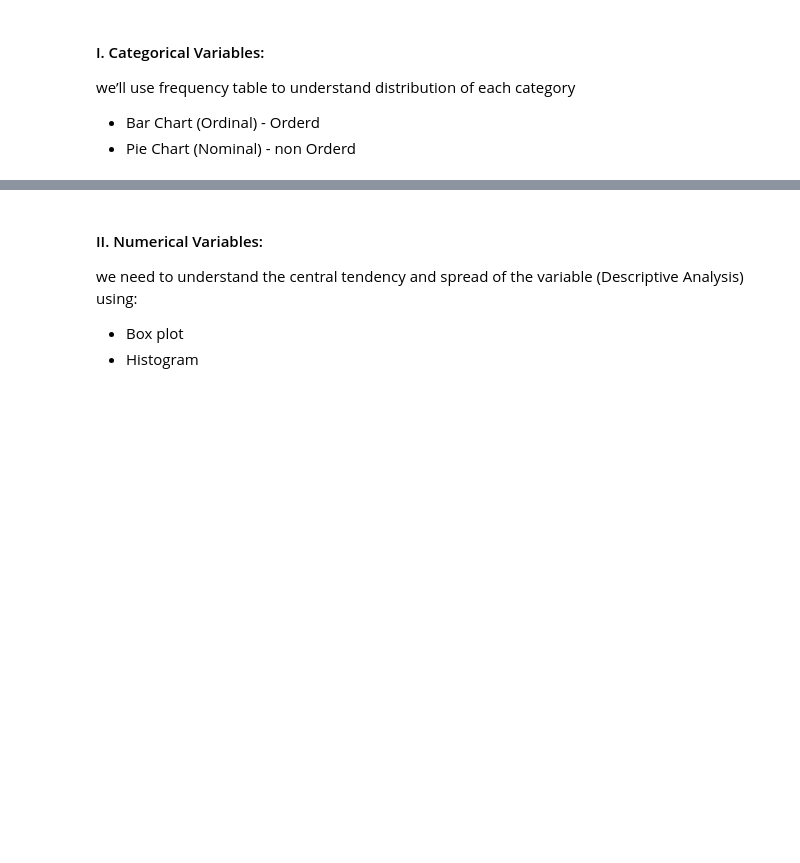
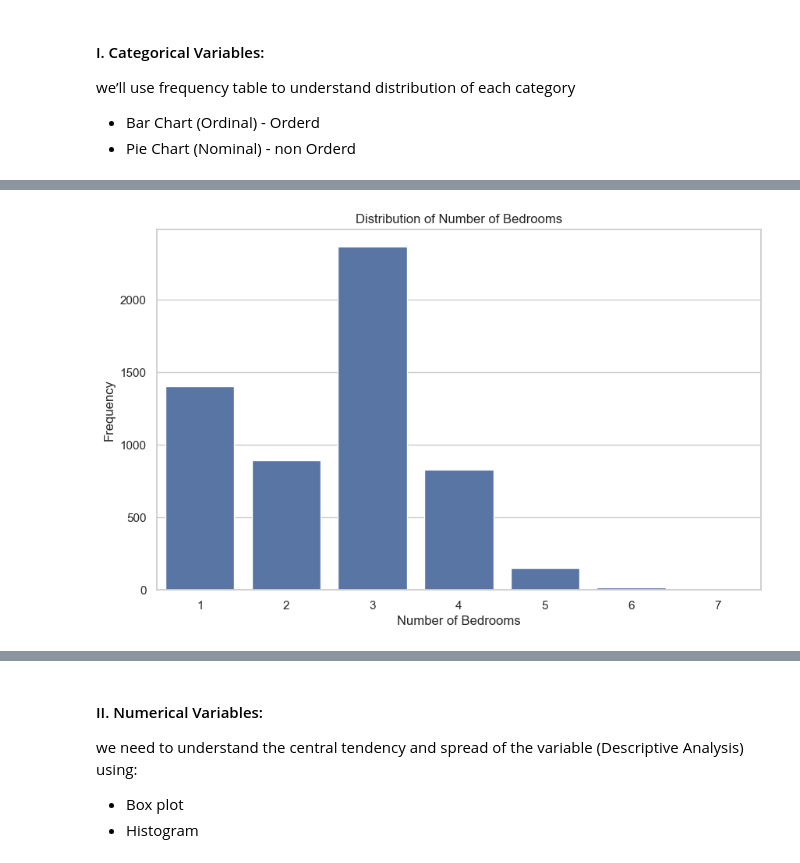
Before and after one commit to Tuwaiq-DS-ML-bootcamp-V-6/Use-case-6-Project-3, a Jupyter notebook: EDA_explain_template_RealEstate.ipynb, the cells around one changed output, grey strips where cells are left out. Drawn from its saved outputs; the diff is of its cells as text; code cells hidden in the pictures; blank space fills up the shorter version.

```diff
--- a/EDA_explain_template_RealEstate.ipynb
+++ b/EDA_explain_template_RealEstate.ipynb
@@ -399,0 +729,9 @@ we’ll use frequency table to understand distribution of each category
+# %%
+# Bar Chart for Ordinal Data
+plt.figure(figsize=(10, 6))
+sns.countplot(x='beds', data=estate, order=sorted(estate['beds'].dropna().unique()))
+plt.title('Distribution of Number of Bedrooms')
+plt.xlabel('Number of Bedrooms')
+plt.ylabel('Frequency')
+plt.show()
+# %% [output]
@@ -399,0 +740 @@ we’ll use frequency table to understand distribution of each category
+[figure, added]
```
Also changed, not shown: parts of 62 cells of this notebook.
